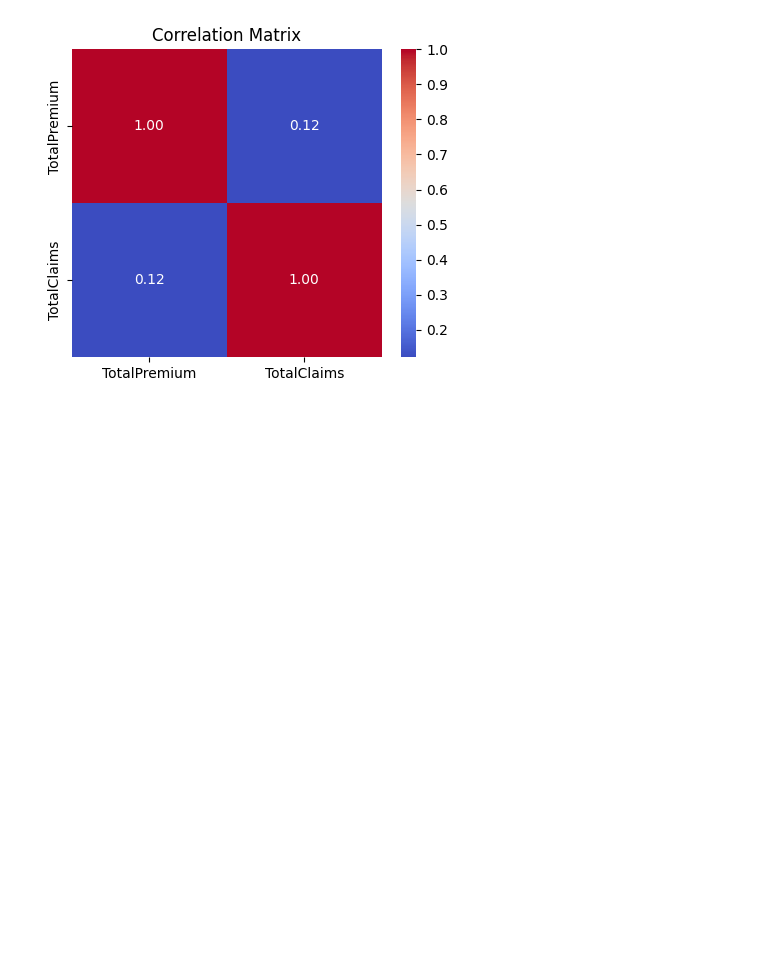
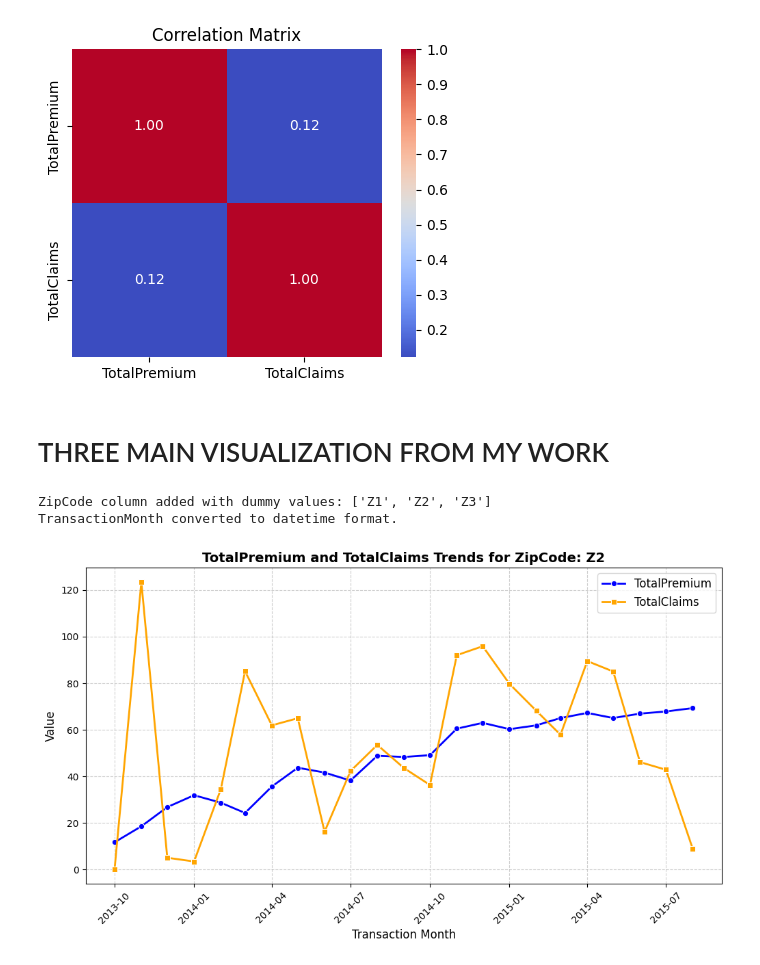
Before and after one commit to Daniel-1961/Alpha_care, a Jupyter notebook: notebook/EDA.ipynb, the cells around one changed output. Drawn from its saved outputs; the diff is of its cells as text; code cells hidden in the pictures; blank space fills up the shorter version.

```diff
--- a/notebook/EDA.ipynb
+++ b/notebook/EDA.ipynb
@@ -145,3 +149,13 @@ eda.correlation_analysis()
 # %% [output]
 [figure]
 [figure]
+# %% [markdown]
+# THREE MAIN VISUALIZATION FROM MY WORK
+# %%
+vis=InsuranceEda(df)
+# %%
+vis.plot_premium_claim_trends()
+# %% [output]
+ZipCode column added with dummy values: ['Z1', 'Z2', 'Z3']
+TransactionMonth converted to datetime format.
+[figure, added]
```
Also changed, not shown: parts of 10 cells of this notebook, 3 other files.
